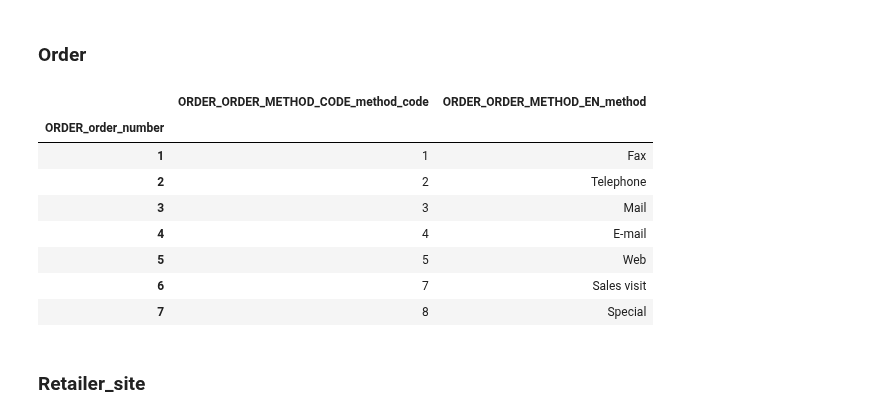
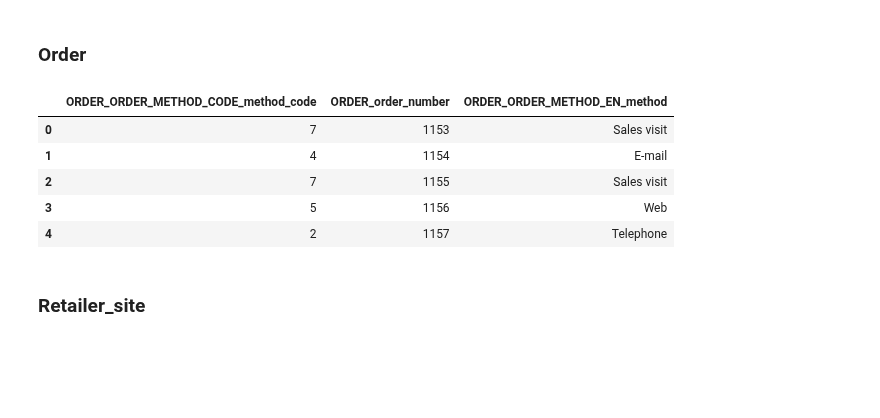
Before and after one commit to Nrojt/SE4-DEDS-Pyhton-opdrachten, a Jupyter notebook: week 4/4.3/Practicum_4.3.ipynb, the cells around one changed output. Saved outputs shown, nothing was run; the diff lists cells and outputs as text; code cells hidden in the pictures; blank space fills up the shorter version.

Commit message:
partial fix again, changed order.

```diff
--- a/week 4/4.3/Practicum_4.3.ipynb
+++ b/week 4/4.3/Practicum_4.3.ipynb
@@ -313,26 +313,26 @@ date.head()
 ### Order
 # %%
 # to be used in order header
-# making order dataframe with order_number as the primary key
-order = pd.DataFrame({'ORDER_order_number': range(1, len(go_sales_order_method) + 1)})
-order['ORDER_ORDER_METHOD_CODE_method_code'] = go_sales_order_method['ORDER_METHOD_CODE']
-order['ORDER_ORDER_METHOD_EN_method'] = go_sales_order_method['ORDER_METHOD_EN']
+order_columns = ['ORDER_METHOD_CODE', 'ORDER_NUMBER', 'ORDER_METHOD_EN']
+order = pd.merge(go_sales_order_header, go_sales_order_method, left_on='ORDER_METHOD_CODE', right_on='ORDER_METHOD_CODE')
 
-order = order.set_index('ORDER_order_number')
+#filtering the columns
+order = order[order_columns]
+
+# renaming the columns
+order = order.rename(columns={'ORDER_METHOD_CODE': 'ORDER_ORDER_METHOD_CODE_method_code', 'ORDER_NUMBER': 'ORDER_order_number', 'ORDER_METHOD_EN': 'ORDER_ORDER_METHOD_EN_method'})
+
 
 all_dataframes.append(order)
 
-order
+order.head()
 # %% [output]
-|  | ORDER_ORDER_METHOD_CODE_method_code | ORDER_ORDER_METHOD_EN_method |
-| ORDER_order_number |  |  |
-| 1 | 1 | Fax |
-| 2 | 2 | Telephone |
-| 3 | 3 | Mail |
-| 4 | 4 | E-mail |
-| 5 | 5 | Web |
-| 6 | 7 | Sales visit |
-| 7 | 8 | Special |
+|  | ORDER_ORDER_METHOD_CODE_method_code | ORDER_order_number | ORDER_ORDER_METHOD_EN_method |
+| 0 | 7 | 1153 | Sales visit |
+| 1 | 4 | 1154 | E-mail |
+| 2 | 7 | 1155 | Sales visit |
+| 3 | 5 | 1156 | Web |
+| 4 | 2 | 1157 | Telephone |
 # %% [markdown]
 ### Retailer_site
 # %%
```
Also changed, not shown: parts of 25 cells of this notebook, 1 other file.
